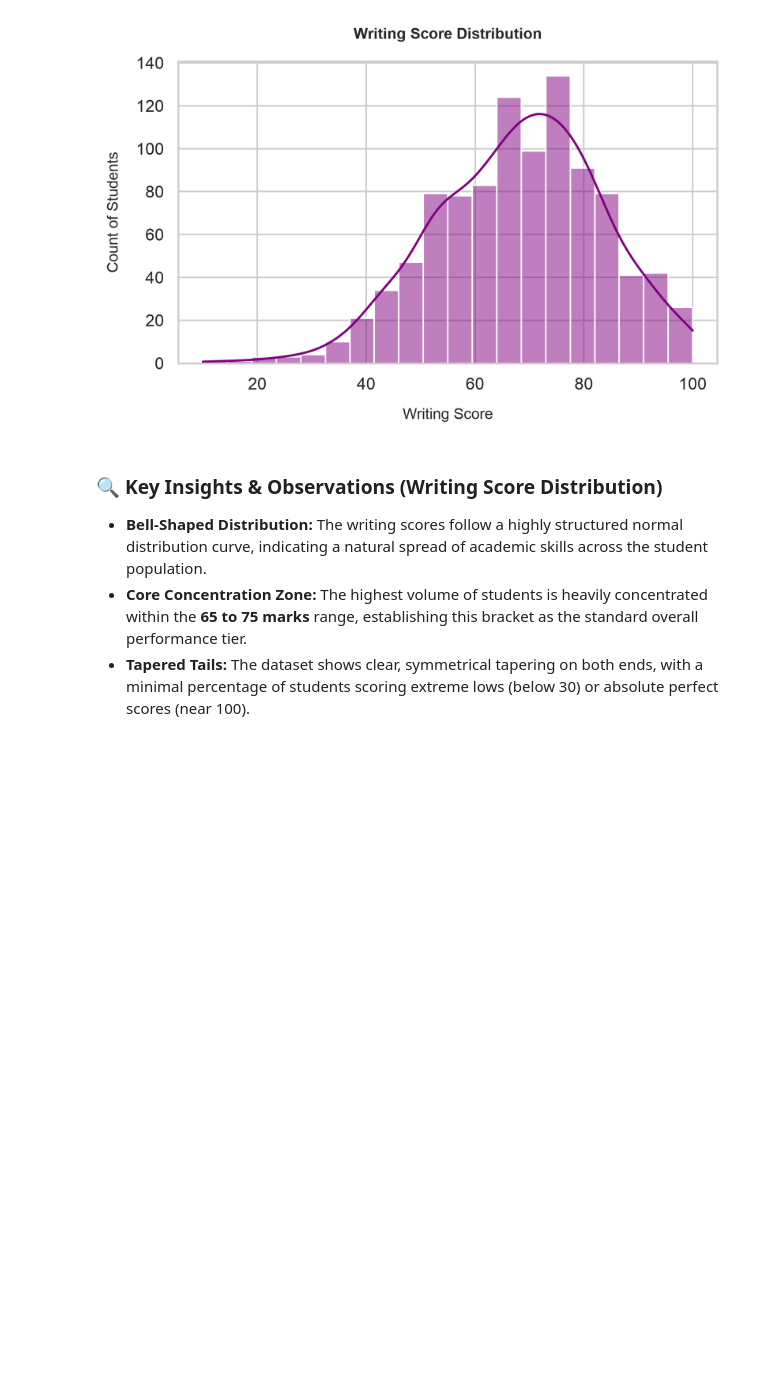
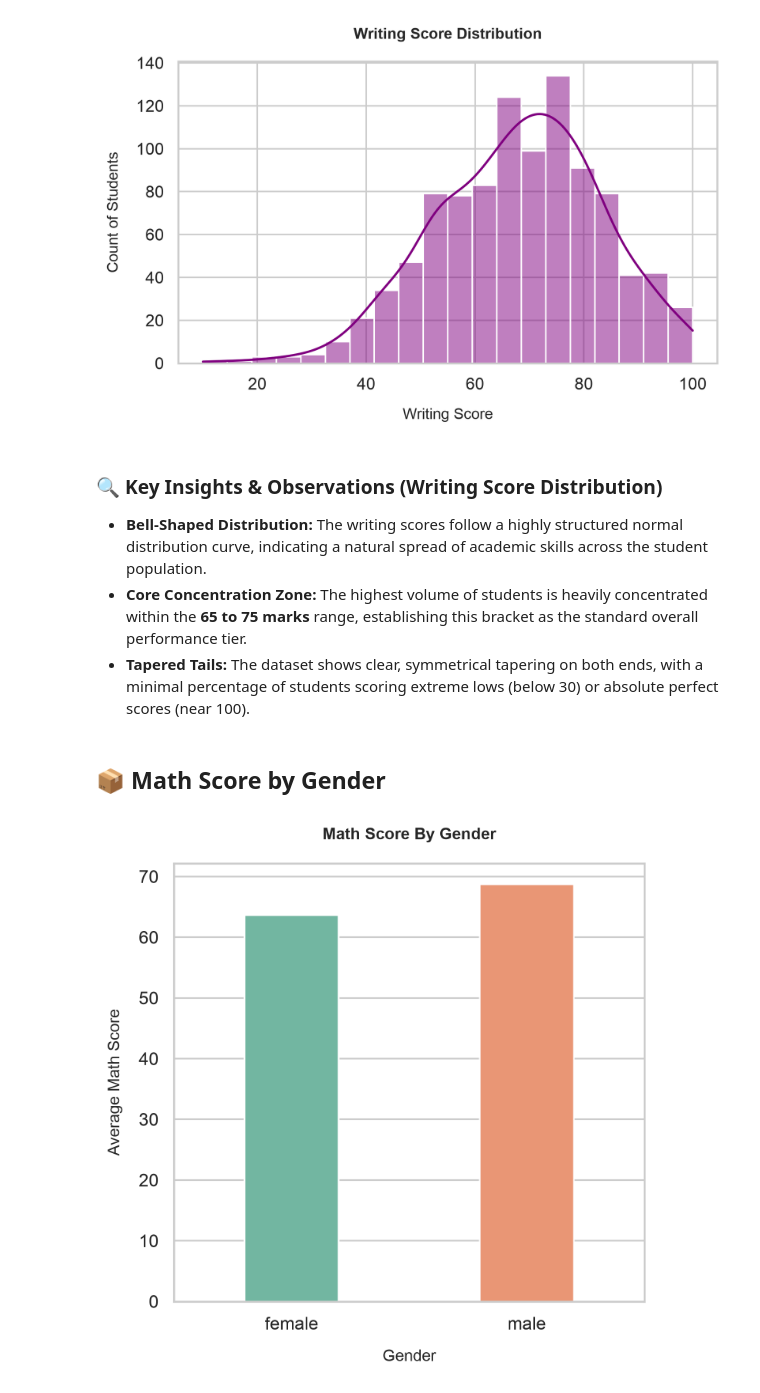
Before and after one commit to Pratyush-Guleria/data-analysis-projects, a Jupyter notebook: project-01-student-performance-analysis/notebooks/01_eda.ipynb, the cells around one changed output. Cells and saved outputs as stored; diff of their text form; code cells hidden in the pictures; blank space fills up the shorter version.

Commit message:
Analysis on avg math score by gender

```diff
--- a/project-01-student-performance-analysis/notebooks/01_eda.ipynb
+++ b/project-01-student-performance-analysis/notebooks/01_eda.ipynb
@@ -302,3 +302,29 @@ plt.show()
 * **Bell-Shaped Distribution:** The writing scores follow a highly structured normal distribution curve, indicating a natural spread of academic skills across the student population.
 * **Core Concentration Zone:** The highest volume of students is heavily concentrated within the **65 to 75 marks** range, establishing this bracket as the standard overall performance tier.
 * **Tapered Tails:** The dataset shows clear, symmetrical tapering on both ends, with a minimal percentage of students scoring extreme lows (below 30) or absolute perfect scores (near 100).
+# %% [markdown]
+## 📦 Math Score by Gender
+# %%
+plt.figure(figsize = (5, 5))
+
+sns.barplot(data = df,
+            x = "gender",
+            y = "math score",
+            hue = "gender",
+            palette = "Set2",
+            legend = False,
+            errorbar = None,
+            width = 0.4
+)
+
+plt.title("Math Score By Gender", fontsize = 10, fontweight = "bold", pad = 15)
+
+plt.xlabel("Gender", fontsize = 10, labelpad = 10)
+plt.ylabel("Average Math Score", fontsize = 10, labelpad = 10)
+
+plt.tight_layout()
+
+plt.savefig("../images/avg_math_score_by_gender.png", dpi = 300, bbox_inches = "tight")
+plt.show()
+# %% [output]
+[figure, added]
```
Also changed, not shown: parts of 1 cell of this notebook.
